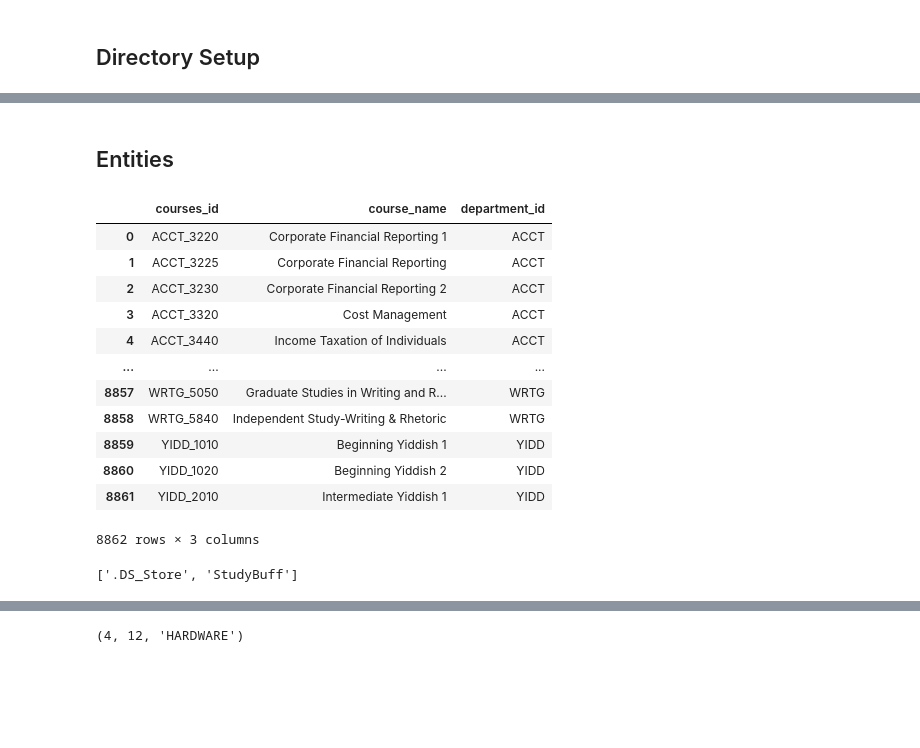
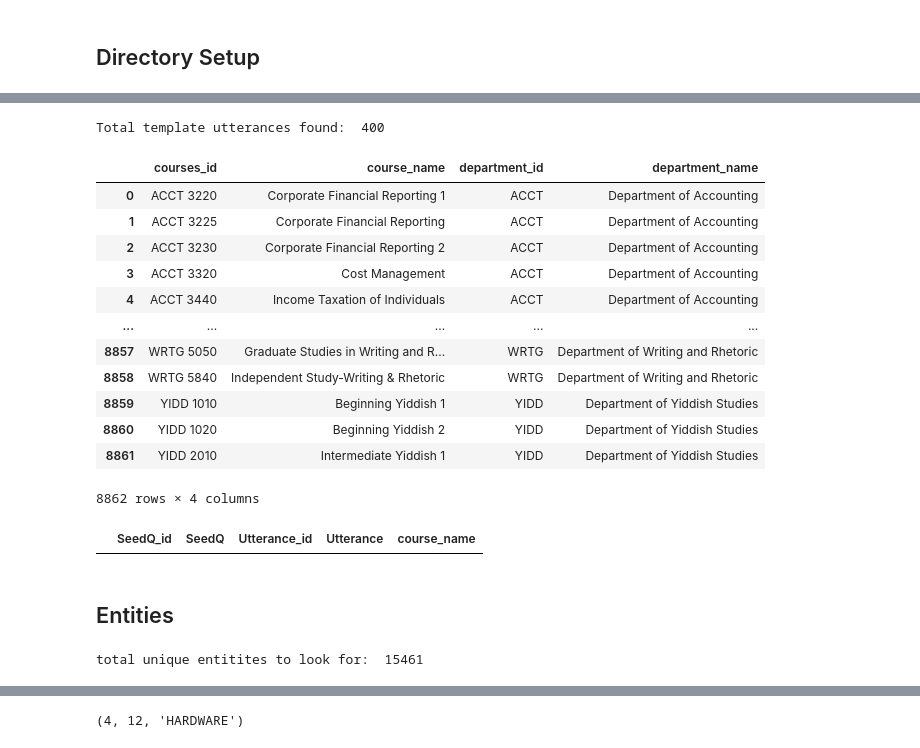
Before and after one commit to rera5078/studyBuff, a Jupyter notebook: mlEngine/modules/customNER.ipynb, the cells around one changed output, grey strips where cells are left out. Cells and saved outputs as stored; diff of their text form; code cells hidden in the pictures; blank space fills up the shorter version.

```diff
--- a/mlEngine/modules/customNER.ipynb
+++ b/mlEngine/modules/customNER.ipynb
@@ -189,0 +320,42 @@ nlp = spacy.load(spacy_model_data_path)  # disabling: nlp = spacy.load(spacy_dat
+# %%
+# template_mapper = {}
+# for i, seedq in enumerate(template_seed_questions):
+#     # chatGPT prompt in formatted text - from domain understanding and previous collaboration with Open.AI team
+#     prompt = """SQ: \n ### \n {} \n ### \n Generate 80 utterances for the SQ using '<COURSENAME>'""".format(seedq)
+#     response = []
+#     for data in chatbot.ask(prompt):
+#         response = data["message"]
+#     utt_list = re.findall("\\n\d.(.*)", response, re.MULTILINE)
+#     template_mapper["template_%s"%i] = {
+#         'template_id': i,
+#         'seedq': seedq,
+#         'utterances': utt_list}
+
+
+## Save Template Utterances file:
+# with open(os.path.join(os.path.join(ml_dir, "data"), "templates_sq_utterances.json"), "w") as outfile:
+#     json.dump(template_mapper, outfile, indent=4, sort_keys=False)
+
+
+## Load Template Utterances file:
+with open(os.path.join(os.path.join(ml_dir, "data"), "templates_sq_utterances.json"), "r") as outfile:
+    template_mapper = json.loads(outfile.read())
+print("Total template utterances found: ", sum([len(i['utterances']) for i in template_mapper.values()]))
+# %% [output]
+Total template utterances found:  400
+# %%
+courseNames
+# %% [output]
+|  | courses_id | course_name | department_id | department_name |
+| 0 | ACCT 3220 | Corporate Financial Reporting 1 | ACCT | Department of Accounting |
+| 1 | ACCT 3225 | Corporate Financial Reporting | ACCT | Department of Accounting |
+| 2 | ACCT 3230 | Corporate Financial Reporting 2 | ACCT | Department of Accounting |
+| 3 | ACCT 3320 | Cost Management | ACCT | Department of Accounting |
+| 4 | ACCT 3440 | Income Taxation of Individuals | ACCT | Department of Accounting |
+| ... | ... | ... | ... | ... |
+| 8857 | WRTG 5050 | Graduate Studies in Writing and R... | WRTG | Department of Writing and Rhetoric |
+| 8858 | WRTG 5840 | Independent Study-Writing & Rhetoric | WRTG | Department of Writing and Rhetoric |
+| 8859 | YIDD 1010 | Beginning Yiddish 1 | YIDD | Department of Yiddish Studies |
+| 8860 | YIDD 1020 | Beginning Yiddish 2 | YIDD | Department of Yiddish Studies |
+| 8861 | YIDD 2010 | Intermediate Yiddish 1 | YIDD | Department of Yiddish Studies |
+8862 rows × 4 columns
@@ -190,2 +366,6 @@ nlp = spacy.load(spacy_model_data_path)  # disabling: nlp = spacy.load(spacy_dat
+# %%
+questions_df
+# %% [output]
+|  | SeedQ_id | SeedQ | Utterance_id | Utterance | course_name |
 # %% [markdown]
 ## Entities
@@ -195,20 +371,0 @@ fn_path = os.path.join(os.path.join(root_dir, "data"), fn)
-# %%
-pd.read_csv(fn_path)
-# %% [output]
-|  | courses_id | course_name | department_id |
-| 0 | ACCT_3220 | Corporate Financial Reporting 1 | ACCT |
-| 1 | ACCT_3225 | Corporate Financial Reporting | ACCT |
-| 2 | ACCT_3230 | Corporate Financial Reporting 2 | ACCT |
-| 3 | ACCT_3320 | Cost Management | ACCT |
-| 4 | ACCT_3440 | Income Taxation of Individuals | ACCT |
-| ... | ... | ... | ... |
-| 8857 | WRTG_5050 | Graduate Studies in Writing and R... | WRTG |
-| 8858 | WRTG_5840 | Independent Study-Writing & Rhetoric | WRTG |
-| 8859 | YIDD_1010 | Beginning Yiddish 1 | YIDD |
-| 8860 | YIDD_1020 | Beginning Yiddish 2 | YIDD |
-| 8861 | YIDD_2010 | Intermediate Yiddish 1 | YIDD |
-8862 rows × 3 columns
-# %%
-os.listdir("../../../")
-# %% [output]
-['.DS_Store', 'StudyBuff']
@@ -216,0 +372,6 @@ pd.read_csv
+# %%
+courses = []
+courses = courseNames['courses_id'].unique().tolist() + courseNames['course_name'].unique().tolist()
+print("total unique entitites to look for: ", len(courses))
+# %% [output]
+total unique entitites to look for:  15461
```
Also changed, not shown: parts of 22 cells of this notebook, 3 other files.
